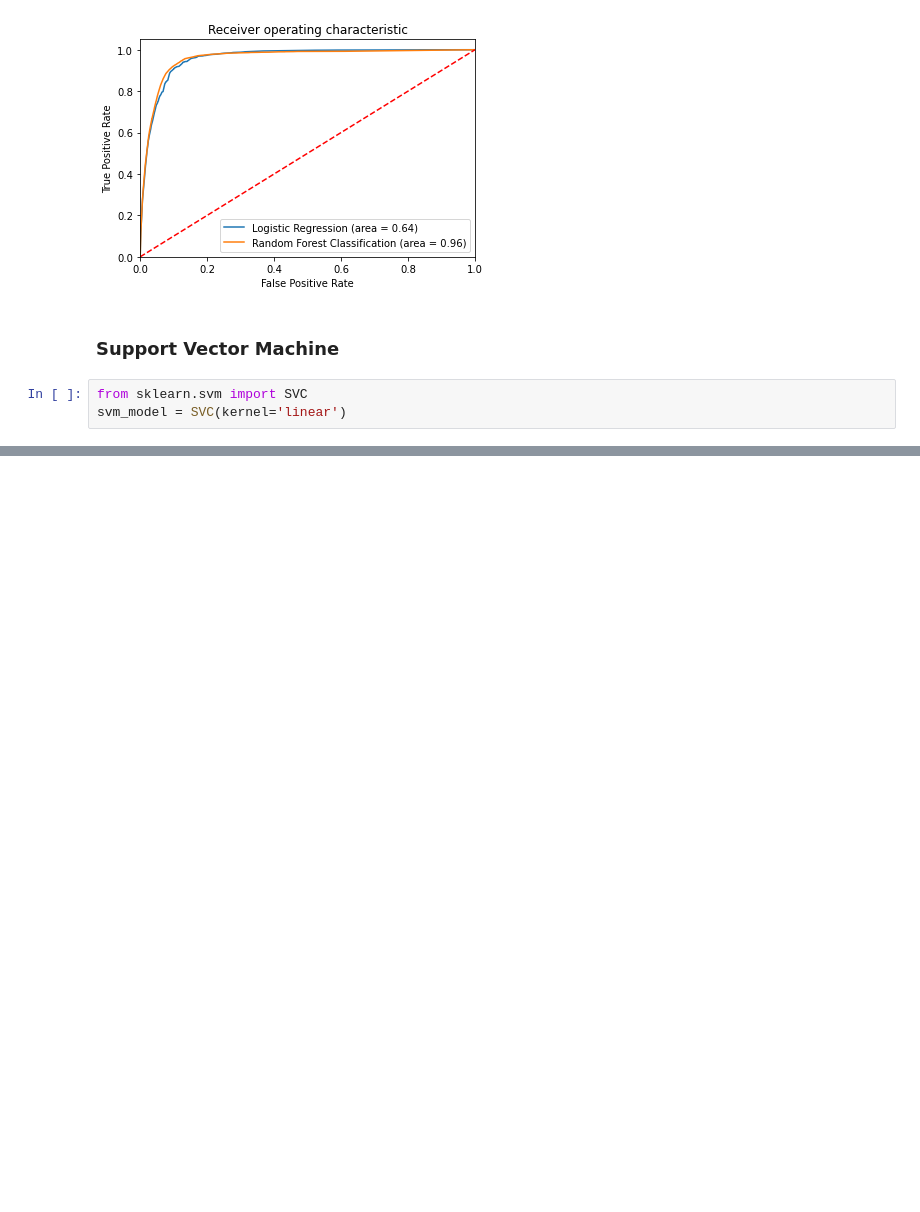
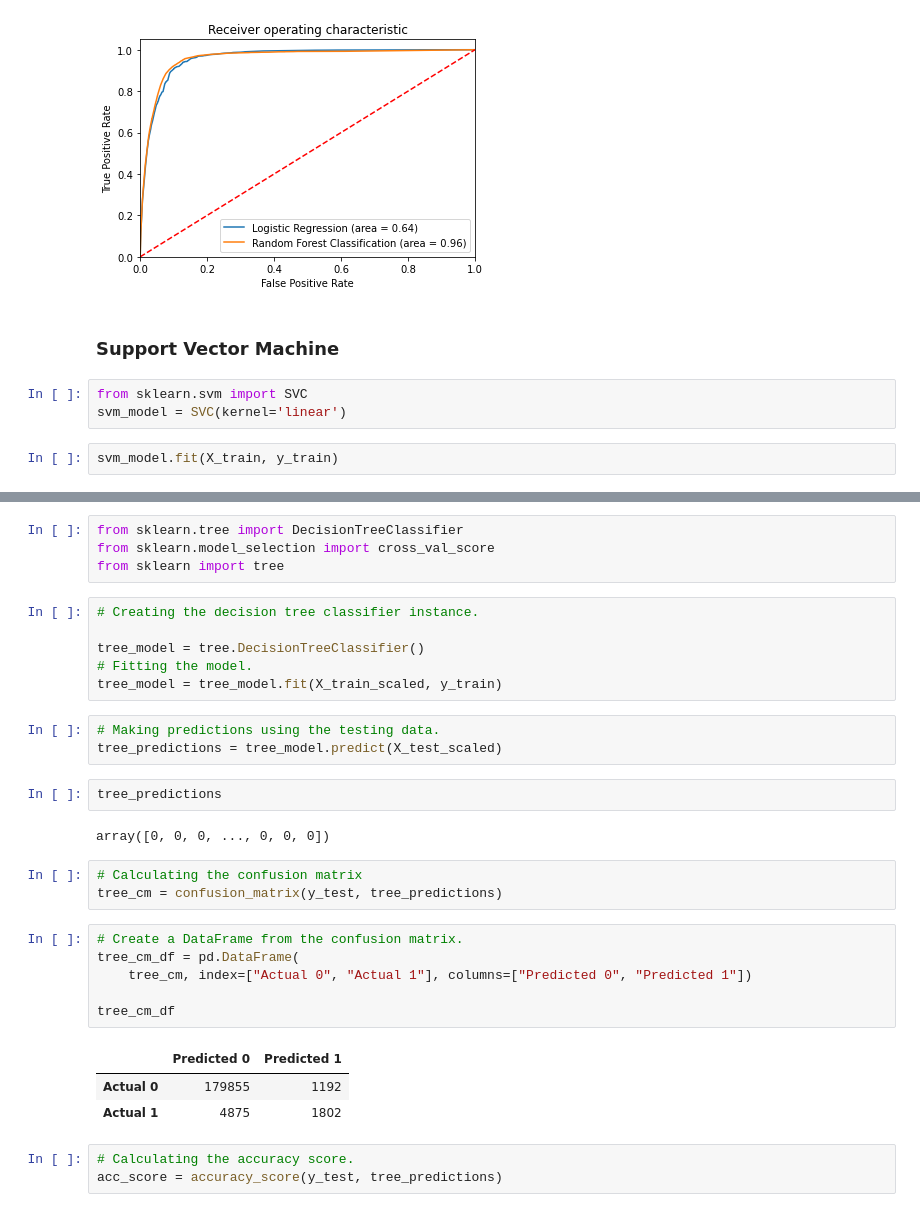
Before and after one commit to hariniv22/Covid_19_Data_Analysis, a Jupyter notebook: End-to-End_code.ipynb, the cells around one changed output, grey strips where cells are left out. Cells and saved outputs as stored; diff of their text form; blank space fills up the shorter version.

Commit message:
finished decision tree

```diff
--- a/End-to-End_code.ipynb
+++ b/End-to-End_code.ipynb
@@ -612,3 +612,5 @@ plt.show()
 # %%
 from sklearn.svm import SVC
 svm_model = SVC(kernel='linear')
+# %%
+svm_model.fit(X_train, y_train)
@@ -614,0 +626,33 @@ svm_model = SVC(kernel='linear')
+# %%
+from sklearn.tree import DecisionTreeClassifier
+from sklearn.model_selection import cross_val_score
+from sklearn import tree
+# %%
+# Creating the decision tree classifier instance.
+
+tree_model = tree.DecisionTreeClassifier()
+# Fitting the model.
+tree_model = tree_model.fit(X_train_scaled, y_train)
+# %%
+# Making predictions using the testing data.
+tree_predictions = tree_model.predict(X_test_scaled)
+# %%
+tree_predictions
+# %% [output]
+array([0, 0, 0, ..., 0, 0, 0])
+# %%
+# Calculating the confusion matrix
+tree_cm = confusion_matrix(y_test, tree_predictions)
+# %%
+# Create a DataFrame from the confusion matrix.
+tree_cm_df = pd.DataFrame(
+    tree_cm, index=["Actual 0", "Actual 1"], columns=["Predicted 0", "Predicted 1"])
+
+tree_cm_df
+# %% [output]
+|  | Predicted 0 | Predicted 1 |
+| Actual 0 | 179855 | 1192 |
+| Actual 1 | 4875 | 1802 |
+# %%
+# Calculating the accuracy score.
+acc_score = accuracy_score(y_test, tree_predictions)
```
Also changed, not shown: parts of 3 cells of this notebook.
